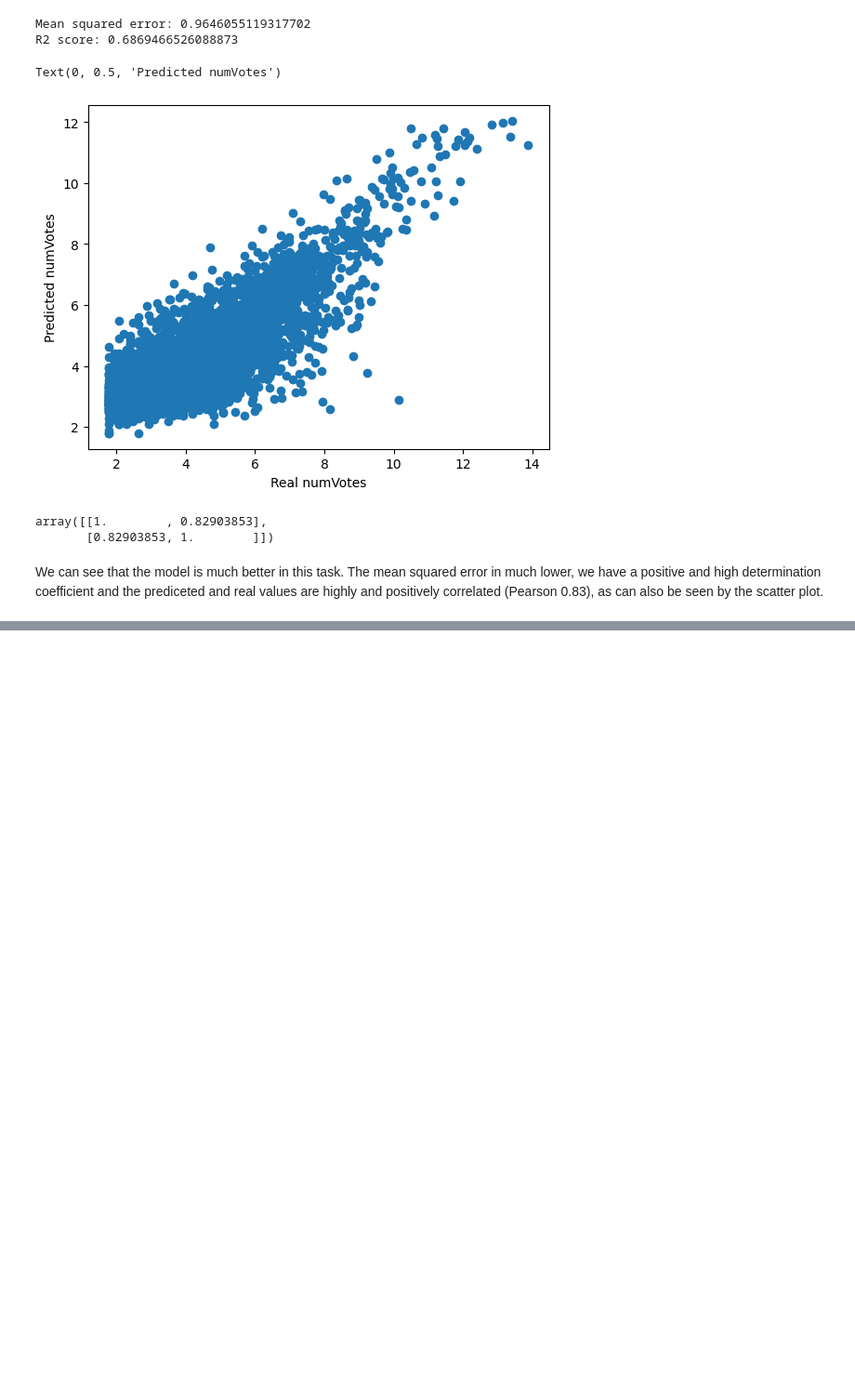
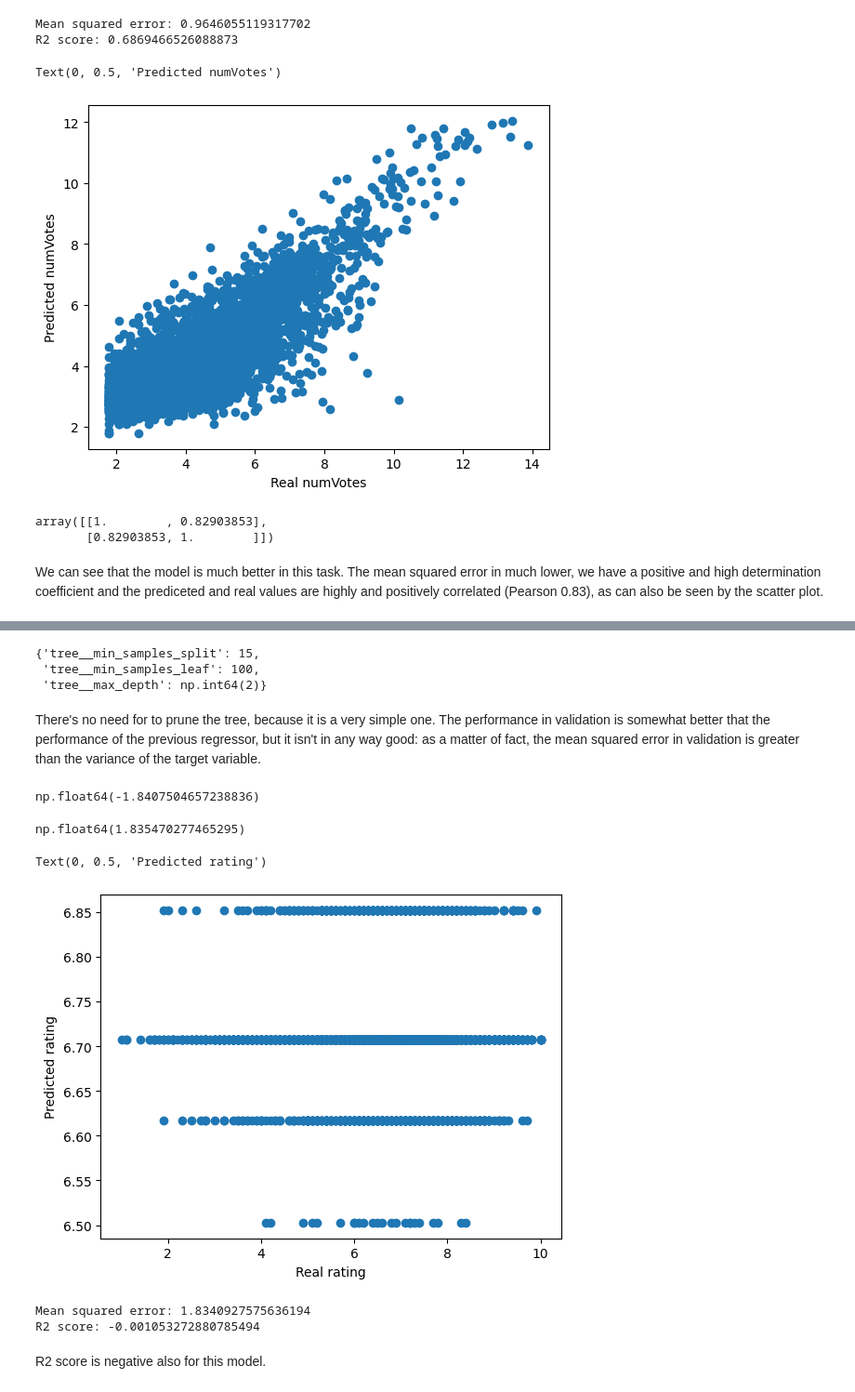
Before and after one commit to g-fabiani4-unipi/dm1_project, a Jupyter notebook: src/regression.ipynb, the cells around one changed output, grey strips where cells are left out. Shown at 93% size. Cells and saved outputs as stored; diff of their text form; code cells hidden in the pictures; blank space fills up the shorter version.

```diff
--- a/src/regression.ipynb
+++ b/src/regression.ipynb
@@ -329,0 +349,5 @@ We can see that the model is much better in this task. The mean squared error in
+# %%
+train_df['countryOfOrigin'] = train_df['countryOfOrigin'].apply(ast.literal_eval)
+train_df['genres'] = train_df['genres'].apply(ast.literal_eval)
+test_df['countryOfOrigin'] = test_df['countryOfOrigin'].apply(ast.literal_eval)
+test_df['genres'] = test_df['genres'].apply(ast.literal_eval)
@@ -329,0 +381,9 @@ We can see that the model is much better in this task. The mean squared error in
+# %%
+regressor = Pipeline([
+    ("preprocessor", ColumnTransformer(transformers=[
+        ("encoder", OneHotEncoder(), ['titleType']),
+        ], remainder="passthrough",
+        force_int_remainder_cols=False)),
+    ("tree", DecisionTreeRegressor()),
+])
+regressor
@@ -329,0 +401,23 @@ We can see that the model is much better in this task. The mean squared error in
+# %%
+%%time
+
+param_grid = {
+    'tree__max_depth': [None] + list(np.arange(2, 20)),
+    'tree__min_samples_split': [2, 5, 10, 15, 20, 30, 50, 100],
+    'tree__min_samples_leaf': [1, 5, 10, 15, 20, 30, 50, 100],
+}
+
+
+random_search = RandomizedSearchCV(
+    regressor,
+    param_distributions=param_grid,
+    cv=splitter,
+    n_jobs=-1,
+    refit=True, #refitta il miglior modello
+    n_iter= 500,
+    verbose=2,
+    scoring='neg_mean_squared_error',
+    random_state=42
+)
+
+random_search.fit(X_train, train_y)
@@ -329,0 +461,35 @@ We can see that the model is much better in this task. The mean squared error in
+# %%
+random_search.best_params_
+# %% [output]
+{'tree__min_samples_split': 15,
+ 'tree__min_samples_leaf': 100,
+ 'tree__max_depth': np.int64(2)}
+# %% [markdown]
+There's no need for to prune the tree, because it is a very simple one.
+The performance in validation is somewhat better that the performance of the previous regressor, but it isn't in any way good: as a matter of fact, the mean squared error in validation is greater than the variance of the target variable.
+# %%
+random_search.best_score_
+# %% [output]
+np.float64(-1.8407504657238836)
+# %%
+train_y.var()
+# %% [output]
+np.float64(1.835470277465295)
+# %%
+model = random_search.best_estimator_
+y_pred = model.predict(X_test)
+# %%
+plt.scatter(test_y, y_pred)
+plt.xlabel("Real rating")
+plt.ylabel("Predicted rating")
+# %% [output]
+Text(0, 0.5, 'Predicted rating')
+[figure, added]
+# %%
+print("Mean squared error:", mean_squared_error(y_true=test_y, y_pred=y_pred))
+print("R2 score:", r2_score(y_true=test_y, y_pred=y_pred))
+# %% [output]
+Mean squared error: 1.8340927575636194
+R2 score: -0.001053272880785494
+# %% [markdown]
+R2 score is negative also for this model.
```
Also changed, not shown: parts of 30 cells of this notebook.
